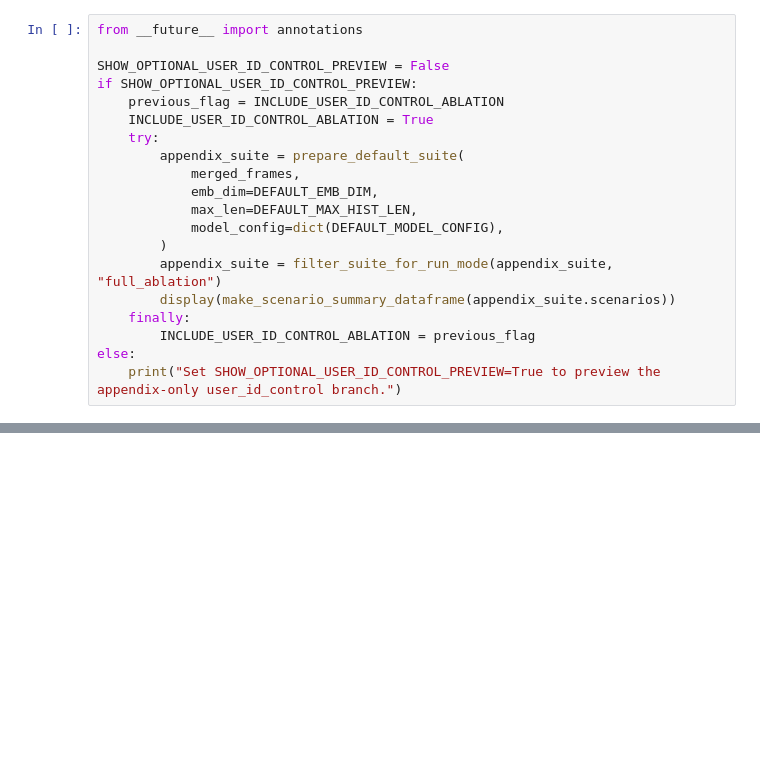
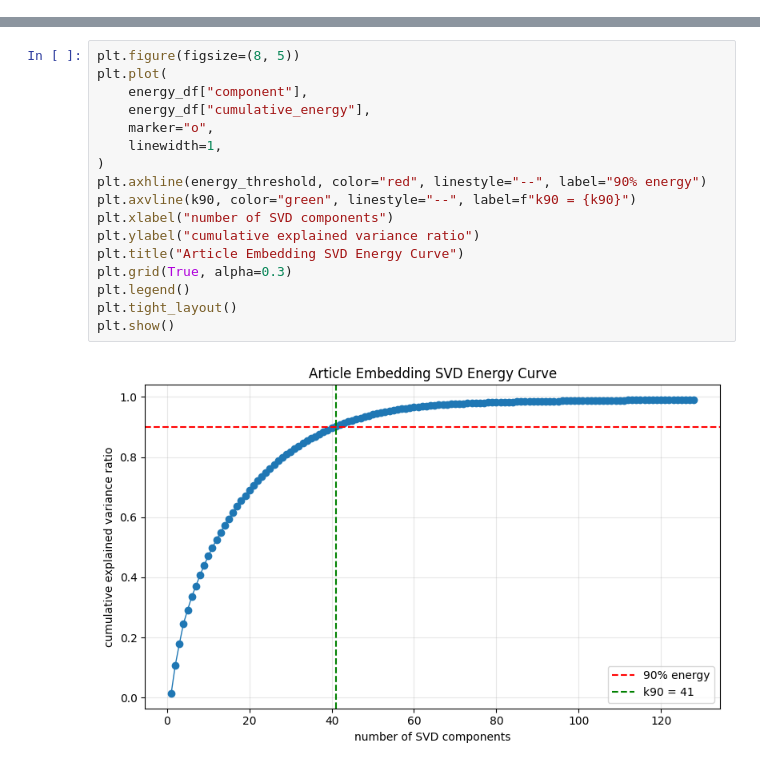
Before and after one commit to lixiangwxp/rec-all-jrc, a Jupyter notebook: rankmixerclean.ipynb, the cells around one changed output, grey strips where cells are left out. Drawn from its saved outputs; the diff is of its cells as text; blank space fills up the shorter version.

```diff
--- a/rankmixerclean.ipynb
+++ b/rankmixerclean.ipynb
@@ -4658,20 +0,0 @@ else:
-# %%
-from __future__ import annotations
-
-SHOW_OPTIONAL_USER_ID_CONTROL_PREVIEW = False
-if SHOW_OPTIONAL_USER_ID_CONTROL_PREVIEW:
-    previous_flag = INCLUDE_USER_ID_CONTROL_ABLATION
-    INCLUDE_USER_ID_CONTROL_ABLATION = True
-    try:
-        appendix_suite = prepare_default_suite(
-            merged_frames,
-            emb_dim=DEFAULT_EMB_DIM,
-            max_len=DEFAULT_MAX_HIST_LEN,
-            model_config=dict(DEFAULT_MODEL_CONFIG),
-        )
-        appendix_suite = filter_suite_for_run_mode(appendix_suite, "full_ablation")
-        display(make_scenario_summary_dataframe(appendix_suite.scenarios))
-    finally:
-        INCLUDE_USER_ID_CONTROL_ABLATION = previous_flag
-else:
-    print("Set SHOW_OPTIONAL_USER_ID_CONTROL_PREVIEW=True to preview the appendix-only user_id_control branch.")
@@ -4677,0 +936,19 @@ else:
+# %%
+plt.figure(figsize=(8, 5))
+plt.plot(
+    energy_df["component"],
+    energy_df["cumulative_energy"],
+    marker="o",
+    linewidth=1,
+)
+plt.axhline(energy_threshold, color="red", linestyle="--", label="90% energy")
+plt.axvline(k90, color="green", linestyle="--", label=f"k90 = {k90}")
+plt.xlabel("number of SVD components")
+plt.ylabel("cumulative explained variance ratio")
+plt.title("Article Embedding SVD Energy Curve")
+plt.grid(True, alpha=0.3)
+plt.legend()
+plt.tight_layout()
+plt.show()
+# %% [output]
+[figure, added]
```
Also changed, not shown: parts of 91 cells of this notebook, 28 other files.
